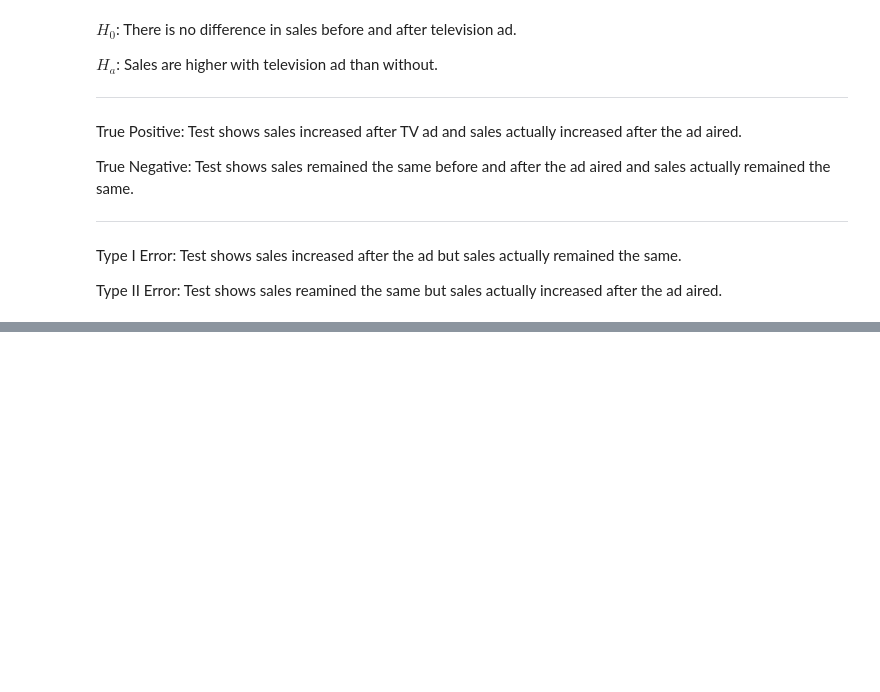
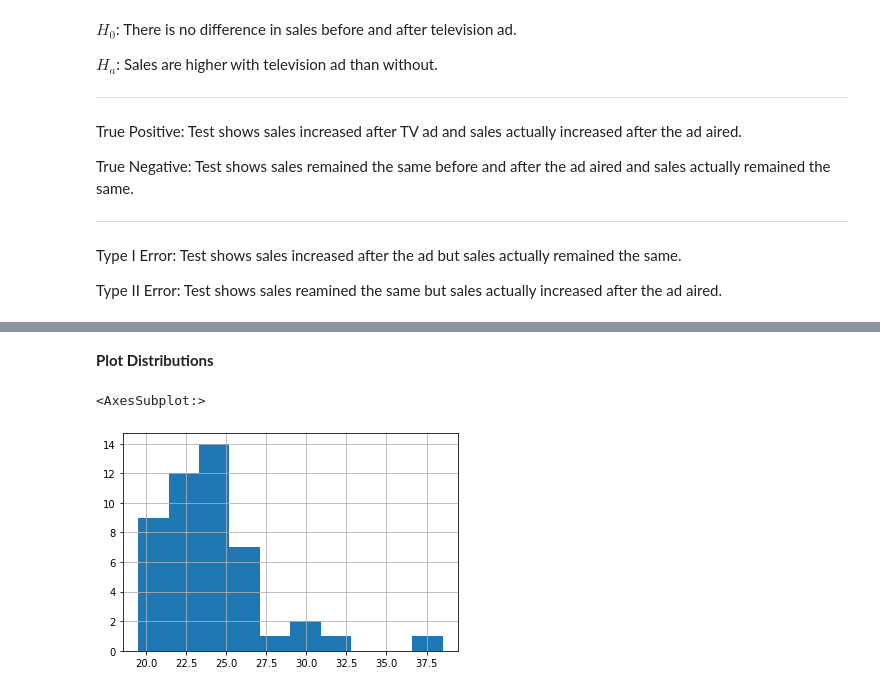
Before and after one commit to Jason-Tellez/statistics-exercises, a Jupyter notebook: hypothesis_testing.ipynb, the cells around one changed output, grey strips where cells are left out. Drawn from its saved outputs; the diff is of its cells as text; code cells hidden in the pictures; blank space fills up the shorter version.

```diff
--- a/hypothesis_testing.ipynb
+++ b/hypothesis_testing.ipynb
@@ -49,0 +241,2 @@ Type II Error: Test shows sales reamined the same but sales actually increased a
+# %%
+compact = df[df["class"] == "compact"].avg_mpg
@@ -49,0 +245,7 @@ Type II Error: Test shows sales reamined the same but sales actually increased a
+# %% [markdown]
+**Plot Distributions**
+# %%
+compact.hist()
+# %% [output]
+<AxesSubplot:>
+[figure, added]
```
Also changed, not shown: parts of 58 cells of this notebook.
